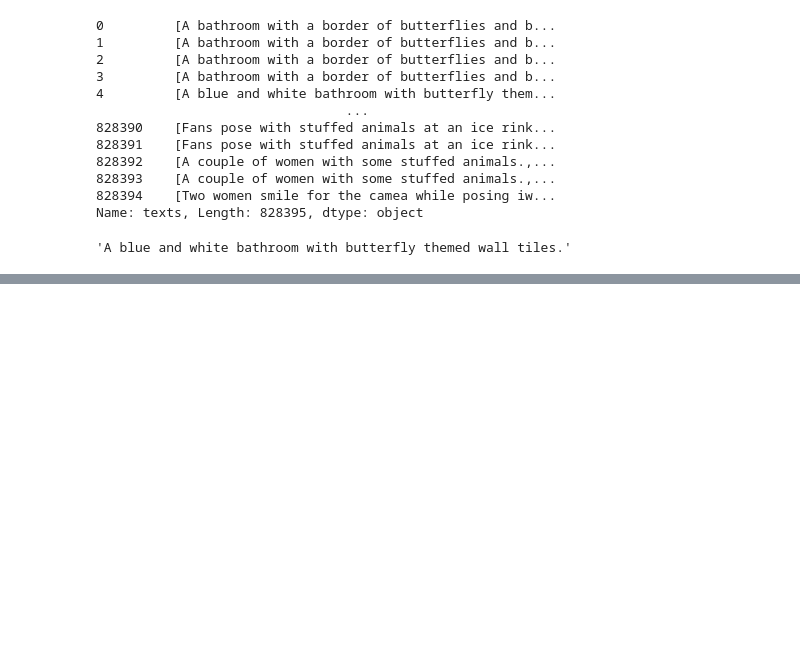
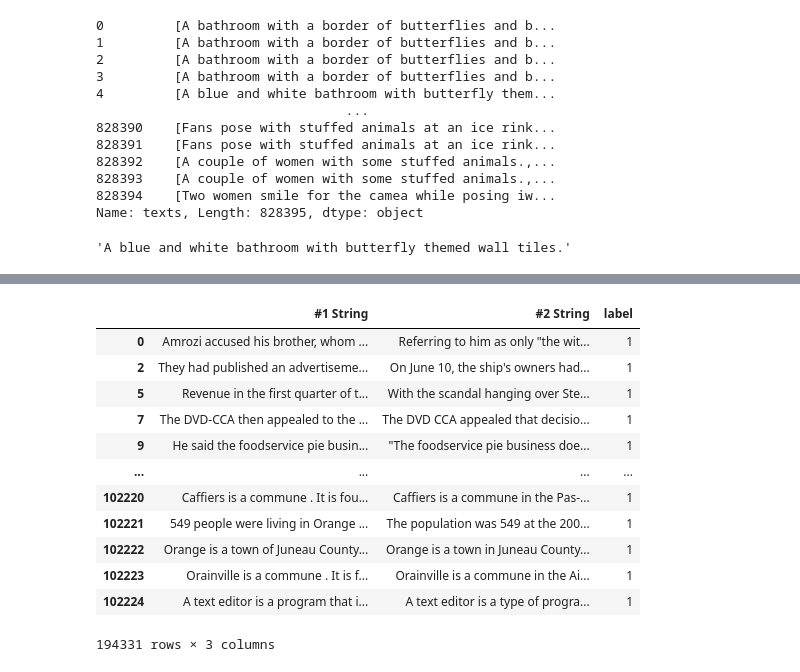
Before and after one commit to Peterpham2401/AI_Capstone_Fall2023, a Jupyter notebook: phupdh_testing_data.ipynb, the cells around one changed output, grey strips where cells are left out. Drawn from its saved outputs; the diff is of its cells as text; code cells hidden in the pictures; blank space fills up the shorter version.

```diff
--- a/phupdh_testing_data.ipynb
+++ b/phupdh_testing_data.ipynb
@@ -111,0 +178,29 @@ df_coco["texts"][0][1]
+# %%
+path_AllNLI_dataset ="dataset/new_data/10k_AllNLI.csv"
+path_quora_dataset ="dataset/new_data/52kdata_alex_qoura_aliniti_quality.csv"
+path_simpleWiko_dataset ="dataset/new_data/simpleWiki.csv"
+# %%
+df_allnli = pd.read_csv(path_AllNLI_dataset)
+df_allnli["label"] = 1
+# %%
+df_quora = pd.read_csv(path_quora_dataset)
+df_quora["label"] = 1
+# %%
+df_simpleWiki = pd.read_csv(path_simpleWiko_dataset)
+# %%
+df_train_last = pd.concat([df_train, df_allnli, df_quora, df_simpleWiki])
+df_train_last
+# %% [output]
+|  | #1 String | #2 String | label |
+| 0 | Amrozi accused his brother, whom ... | Referring to him as only "the wit... | 1 |
+| 2 | They had published an advertiseme... | On June 10, the ship's owners had... | 1 |
+| 5 | Revenue in the first quarter of t... | With the scandal hanging over Ste... | 1 |
+| 7 | The DVD-CCA then appealed to the ... | The DVD CCA appealed that decisio... | 1 |
+| 9 | He said the foodservice pie busin... | "The foodservice pie business doe... | 1 |
+| ... | ... | ... | ... |
+| 102220 | Caffiers is a commune . It is fou... | Caffiers is a commune in the Pas-... | 1 |
+| 102221 | 549 people were living in Orange ... | The population was 549 at the 200... | 1 |
+| 102222 | Orange is a town of Juneau County... | Orange is a town in Juneau County... | 1 |
+| 102223 | Orainville is a commune . It is f... | Orainville is a commune in the Ai... | 1 |
+| 102224 | A text editor is a program that i... | A text editor is a type of progra... | 1 |
+194331 rows × 3 columns
```
Also changed, not shown: parts of 7 cells of this notebook, 4 other files.
